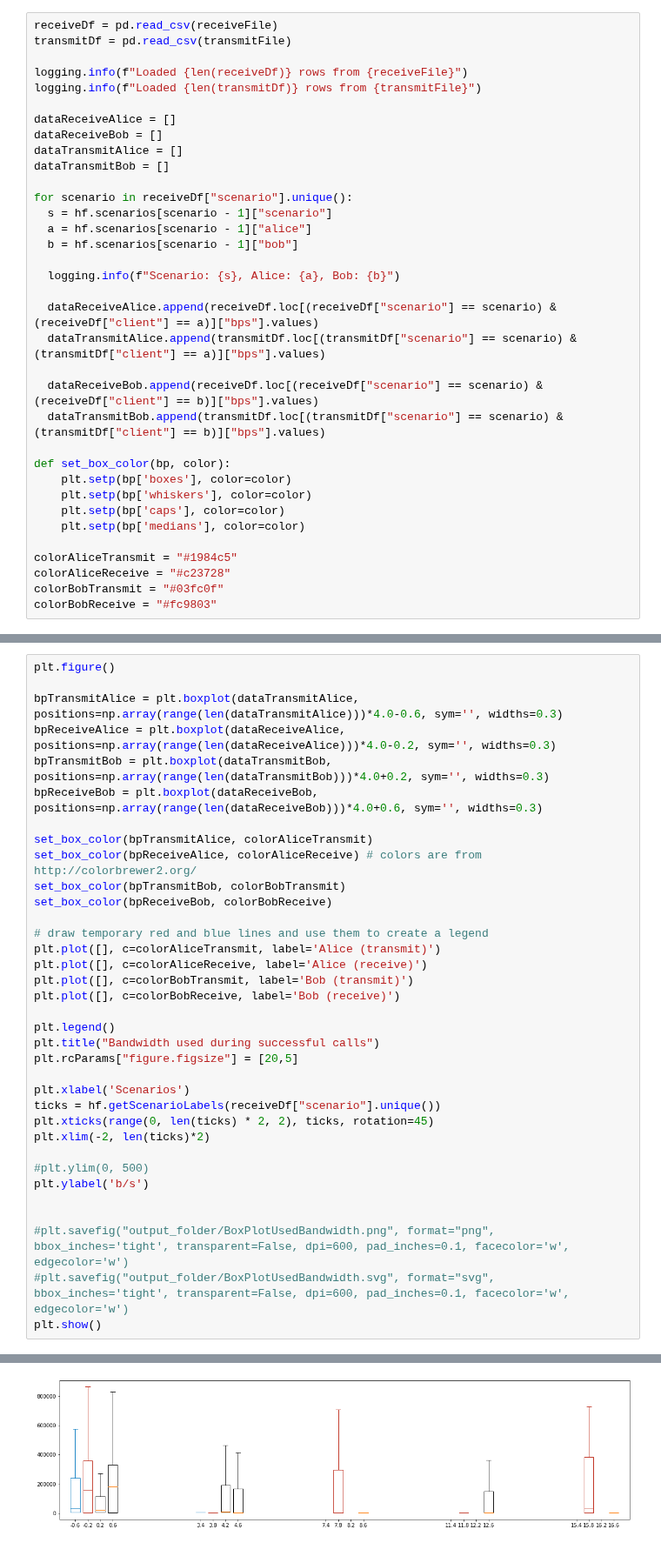
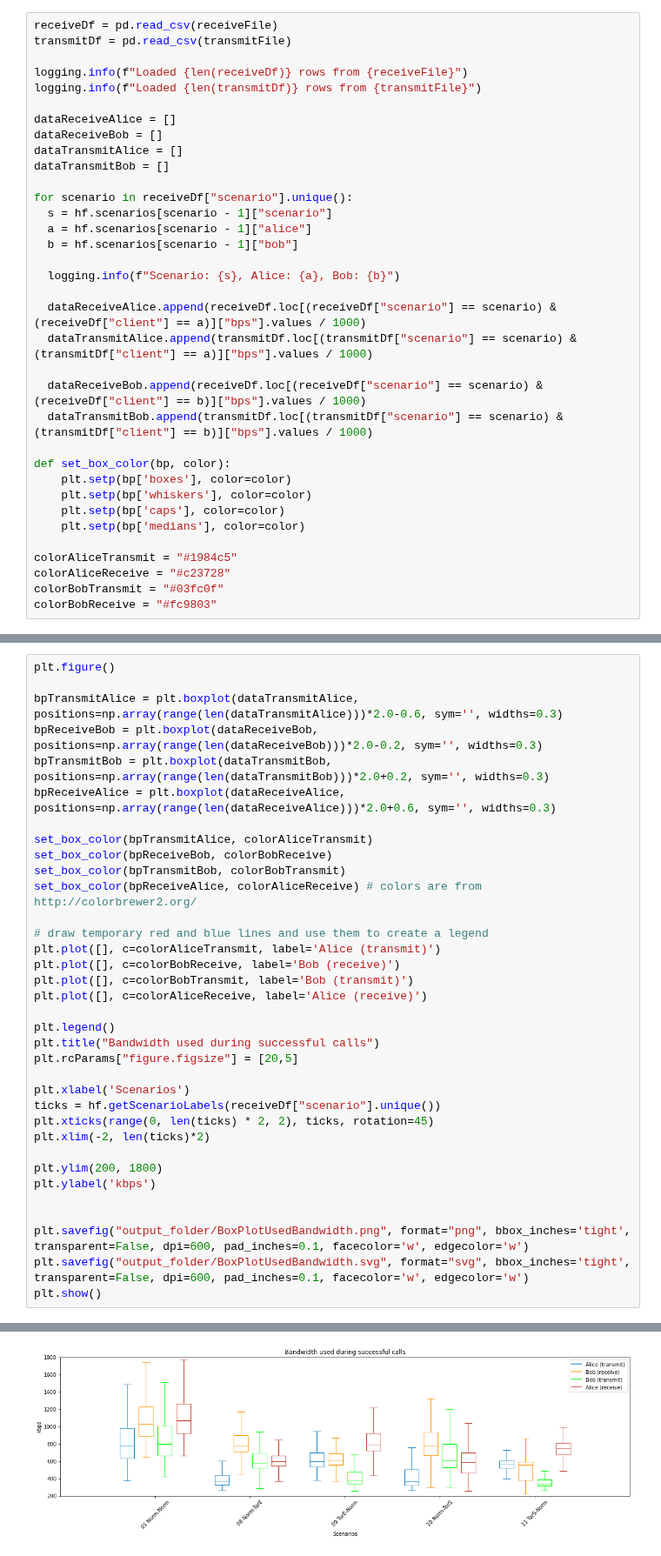
Before and after one commit to Master2022E/OnionRTC-experiment, a Jupyter notebook: Dataprocess/BandwidthUsedPlots.ipynb, the cells around one changed output, grey strips where cells are left out. Shown at 87% size. Saved outputs shown, nothing was run; the diff lists cells and outputs as text.

Commit message:
Data: Generation of images for bandwidth used

```diff
--- a/Dataprocess/BandwidthUsedPlots.ipynb
+++ b/Dataprocess/BandwidthUsedPlots.ipynb
@@ -50,11 +50,11 @@ for scenario in receiveDf["scenario"].unique():
 
   logging.info(f"Scenario: {s}, Alice: {a}, Bob: {b}")
 
-  dataReceiveAlice.append(receiveDf.loc[(receiveDf["scenario"] == scenario) & (receiveDf["client"] == a)]["bps"].values)
-  dataTransmitAlice.append(transmitDf.loc[(transmitDf["scenario"] == scenario) & (transmitDf["client"] == a)]["bps"].values)
+  dataReceiveAlice.append(receiveDf.loc[(receiveDf["scenario"] == scenario) & (receiveDf["client"] == a)]["bps"].values / 1000)
+  dataTransmitAlice.append(transmitDf.loc[(transmitDf["scenario"] == scenario) & (transmitDf["client"] == a)]["bps"].values / 1000)
 
-  dataReceiveBob.append(receiveDf.loc[(receiveDf["scenario"] == scenario) & (receiveDf["client"] == b)]["bps"].values)
-  dataTransmitBob.append(transmitDf.loc[(transmitDf["scenario"] == scenario) & (transmitDf["client"] == b)]["bps"].values)
+  dataReceiveBob.append(receiveDf.loc[(receiveDf["scenario"] == scenario) & (receiveDf["client"] == b)]["bps"].values / 1000)
+  dataTransmitBob.append(transmitDf.loc[(transmitDf["scenario"] == scenario) & (transmitDf["client"] == b)]["bps"].values / 1000)
 
 def set_box_color(bp, color):
     plt.setp(bp['boxes'], color=color)
@@ -141,21 +140,21 @@ plt.show()
 # %%
 plt.figure()
 
-bpTransmitAlice = plt.boxplot(dataTransmitAlice, positions=np.array(range(len(dataTransmitAlice)))*4.0-0.6, sym='', widths=0.3)
-bpReceiveAlice = plt.boxplot(dataReceiveAlice, positions=np.array(range(len(dataReceiveAlice)))*4.0-0.2, sym='', widths=0.3)
-bpTransmitBob = plt.boxplot(dataTransmitBob, positions=np.array(range(len(dataTransmitBob)))*4.0+0.2, sym='', widths=0.3)
-bpReceiveBob = plt.boxplot(dataReceiveBob, positions=np.array(range(len(dataReceiveBob)))*4.0+0.6, sym='', widths=0.3)
+bpTransmitAlice = plt.boxplot(dataTransmitAlice, positions=np.array(range(len(dataTransmitAlice)))*2.0-0.6, sym='', widths=0.3)
+bpReceiveBob = plt.boxplot(dataReceiveBob, positions=np.array(range(len(dataReceiveBob)))*2.0-0.2, sym='', widths=0.3)
+bpTransmitBob = plt.boxplot(dataTransmitBob, positions=np.array(range(len(dataTransmitBob)))*2.0+0.2, sym='', widths=0.3)
+bpReceiveAlice = plt.boxplot(dataReceiveAlice, positions=np.array(range(len(dataReceiveAlice)))*2.0+0.6, sym='', widths=0.3)
 
 set_box_color(bpTransmitAlice, colorAliceTransmit)
+set_box_color(bpReceiveBob, colorBobReceive)
+set_box_color(bpTransmitBob, colorBobTransmit)
 set_box_color(bpReceiveAlice, colorAliceReceive) # colors are from http://colorbrewer2.org/
-set_box_color(bpTransmitBob, colorBobTransmit)
-set_box_color(bpReceiveBob, colorBobReceive)
 
 # draw temporary red and blue lines and use them to create a legend
 plt.plot([], c=colorAliceTransmit, label='Alice (transmit)')
+plt.plot([], c=colorBobReceive, label='Bob (receive)')
+plt.plot([], c=colorBobTransmit, label='Bob (transmit)')
 plt.plot([], c=colorAliceReceive, label='Alice (receive)')
-plt.plot([], c=colorBobTransmit, label='Bob (transmit)')
-plt.plot([], c=colorBobReceive, label='Bob (receive)')
 
 plt.legend()
 plt.title("Bandwidth used during successful calls")
@@ -166,11 +165,11 @@ ticks = hf.getScenarioLabels(receiveDf["scenario"].unique())
 plt.xticks(range(0, len(ticks) * 2, 2), ticks, rotation=45)
 plt.xlim(-2, len(ticks)*2)
 
-#plt.ylim(0, 500)
-plt.ylabel('b/s')
+plt.ylim(200, 1800)
+plt.ylabel('kbps')
 
 
-#plt.savefig("output_folder/BoxPlotUsedBandwidth.png", format="png", bbox_inches='tight', transparent=False, dpi=600, pad_inches=0.1, facecolor='w', edgecolor='w')
-#plt.savefig("output_folder/BoxPlotUsedBandwidth.svg", format="svg", bbox_inches='tight', transparent=False, dpi=600, pad_inches=0.1, facecolor='w', edgecolor='w')
+plt.savefig("output_folder/BoxPlotUsedBandwidth.png", format="png", bbox_inches='tight', transparent=False, dpi=600, pad_inches=0.1, facecolor='w', edgecolor='w')
+plt.savefig("output_folder/BoxPlotUsedBandwidth.svg", format="svg", bbox_inches='tight', transparent=False, dpi=600, pad_inches=0.1, facecolor='w', edgecolor='w')
 plt.show()
 # %% [output]
@@ -178 +176 @@ ValueError: '##03fc0f' is not a valid value for color
-[figure, old version]
+[figure, new version]
```
Also changed, not shown: parts of 5 cells of this notebook, 6 other files.
